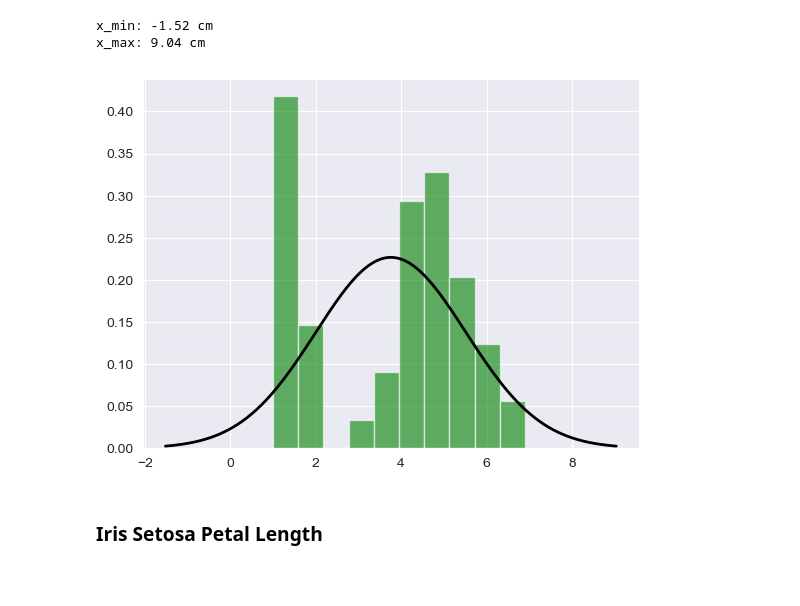
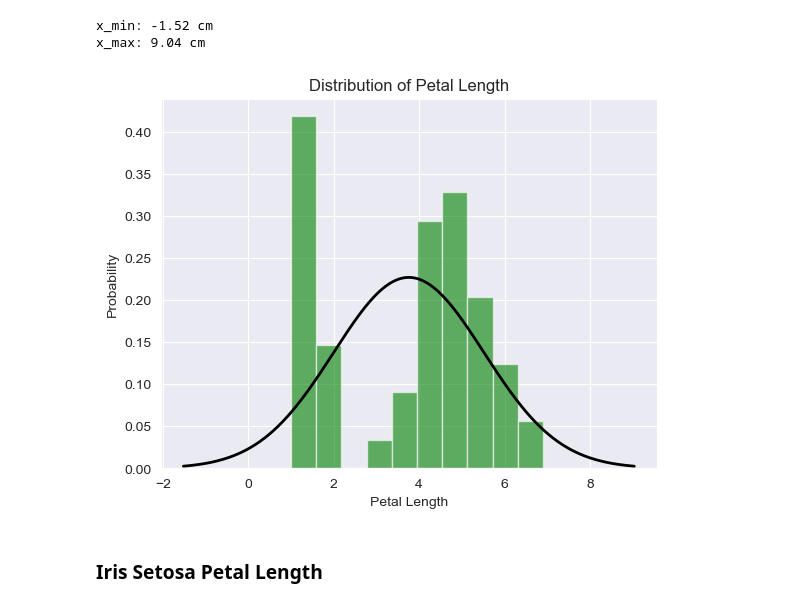
Before and after one commit to AnnaLozenko/applied-statistics, a Jupyter notebook: problems.ipynb, the cells around one changed output. Drawn from its saved outputs; the diff is of its cells as text; code cells hidden in the pictures; blank space fills up the shorter version.

Commit message:
Improved plots, added labels, titles, added insights on petal length distribution, added table for comparison of distributions in different species.

```diff
--- a/problems.ipynb
+++ b/problems.ipynb
@@ -104,21 +104,24 @@ Mean Petal Length: 3.76 cm
 Standard Deviation of Petal Length: 1.76 cm
 # %%
 # calculate the x_min and x_max values for the normal distribution curve
-x_min = mean_petal_length - 3 * std_petal_length
-x_max = mean_petal_length + 3 * std_petal_length
-print(f"x_min: {x_min:.2f} cm")
-print(f"x_max: {x_max:.2f} cm")
+x_min_all = mean_petal_length - 3 * std_petal_length
+x_max_all = mean_petal_length + 3 * std_petal_length
+print(f"x_min: {x_min_all:.2f} cm")
+print(f"x_max: {x_max_all:.2f} cm")
 # %% [output]
 x_min: -1.52 cm
 x_max: 9.04 cm
 # %%
 # create a normal distribution bell curve
-normal_dist = np.linspace(x_min, x_max, 400)
+normal_dist = np.linspace(x_min_all, x_max_all, 400)
 plt.hist(petal_length, bins = 10, density=True, alpha=0.6, color='g')
 plt.plot(normal_dist, stats.norm.pdf(normal_dist, mean_petal_length, std_petal_length), 'k', linewidth=2)
+plt.xlabel('Petal Length')
+plt.ylabel('Probability')
+plt.title('Distribution of Petal Length')
 plt.show()
 # %% [output]
-[figure, old version]
+[figure, new version]
 # %%
 setosa_petal_length = setosa.iloc[:, 2]
 versicolor_petal_length = versicolor.iloc[:, 2]
```
Also changed, not shown: parts of 6 cells of this notebook.
